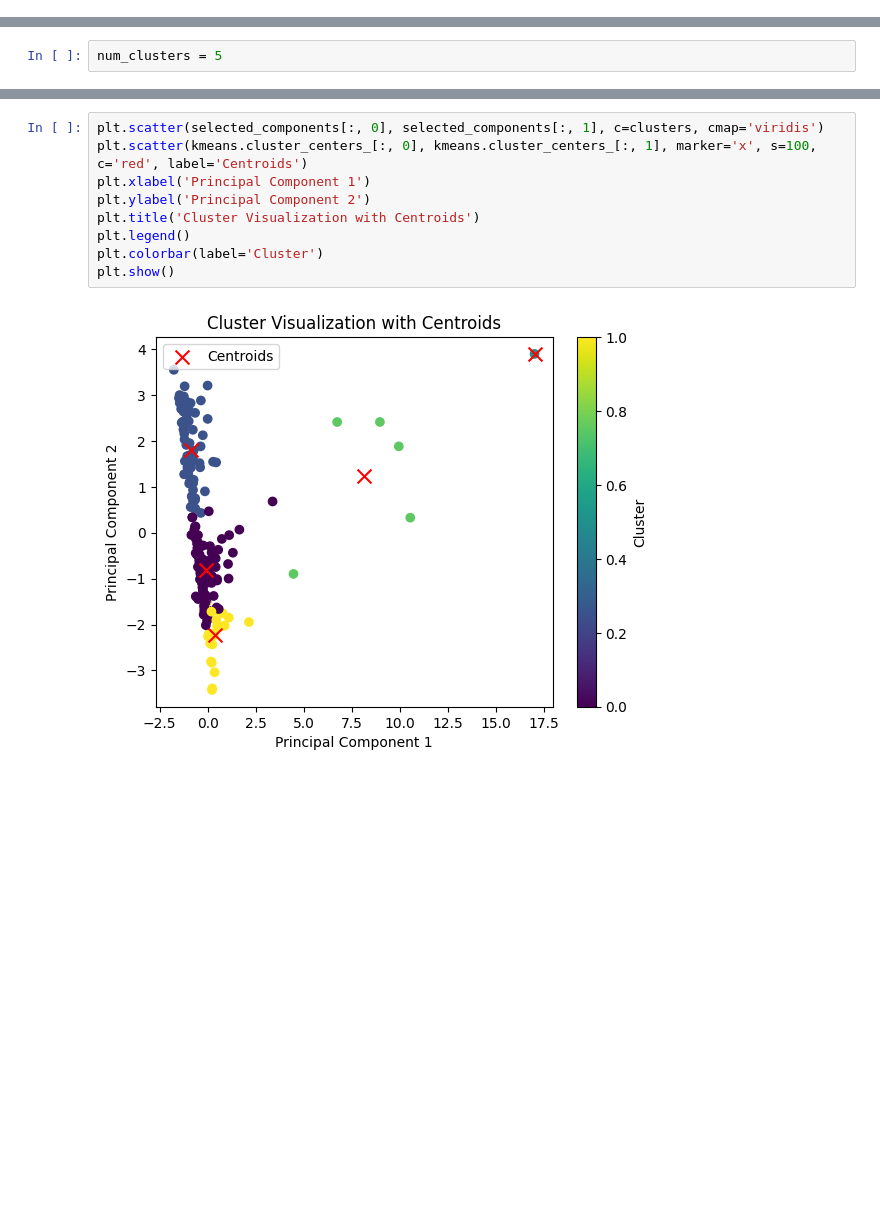
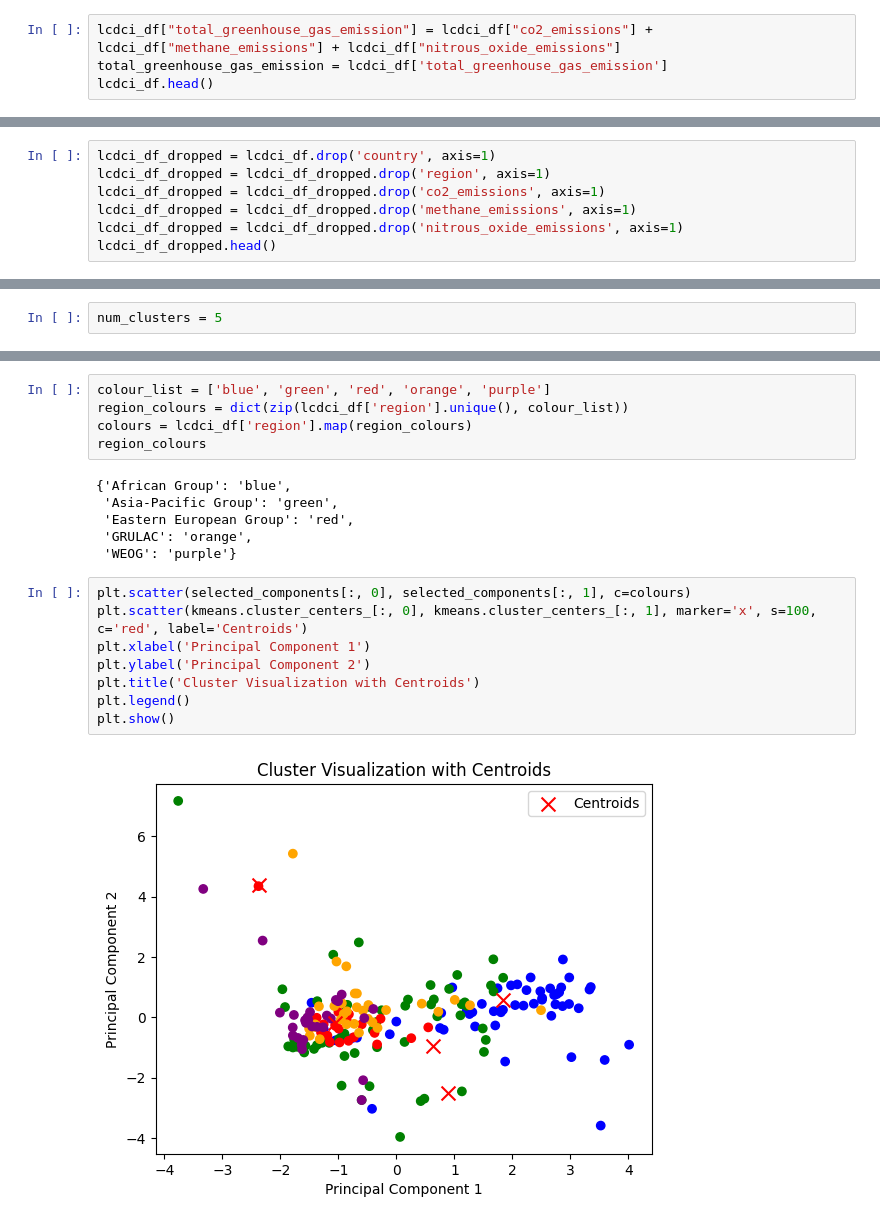
Before and after one commit to luanakimley/low-carbon-development-composite-index, a Jupyter notebook: multivariate_analysis.ipynb, the cells around one changed output, grey strips where cells are left out. Drawn from its saved outputs; the diff is of its cells as text; blank space fills up the shorter version.

```diff
--- a/multivariate_analysis.ipynb
+++ b/multivariate_analysis.ipynb
@@ -51,0 +96,4 @@ if 'country' in lcdci_df.columns:
+# %%
+lcdci_df["total_greenhouse_gas_emission"] = lcdci_df["co2_emissions"] + lcdci_df["methane_emissions"] + lcdci_df["nitrous_oxide_emissions"]
+total_greenhouse_gas_emission = lcdci_df['total_greenhouse_gas_emission']
+lcdci_df.head()
@@ -65,0 +485,7 @@ lcdci_df_dropped.head()
+# %%
+lcdci_df_dropped = lcdci_df.drop('country', axis=1)
+lcdci_df_dropped = lcdci_df_dropped.drop('region', axis=1)
+lcdci_df_dropped = lcdci_df_dropped.drop('co2_emissions', axis=1)
+lcdci_df_dropped = lcdci_df_dropped.drop('methane_emissions', axis=1)
+lcdci_df_dropped = lcdci_df_dropped.drop('nitrous_oxide_emissions', axis=1)
+lcdci_df_dropped.head()
@@ -211,12 +578,22 @@ Take first 6-7 variables and do clustering based on that
+# %%
+colour_list = ['blue', 'green', 'red', 'orange', 'purple']
+region_colours = dict(zip(lcdci_df['region'].unique(), colour_list))
+colours = lcdci_df['region'].map(region_colours)
+region_colours
+# %% [output]
+{'African Group': 'blue',
+ 'Asia-Pacific Group': 'green',
+ 'Eastern European Group': 'red',
+ 'GRULAC': 'orange',
+ 'WEOG': 'purple'}
 # %%
-plt.scatter(selected_components[:, 0], selected_components[:, 1], c=clusters, cmap='viridis')
+plt.scatter(selected_components[:, 0], selected_components[:, 1], c=colours)
 plt.scatter(kmeans.cluster_centers_[:, 0], kmeans.cluster_centers_[:, 1], marker='x', s=100, c='red', label='Centroids')
 plt.xlabel('Principal Component 1')
 plt.ylabel('Principal Component 2')
 plt.title('Cluster Visualization with Centroids')
 plt.legend()
-plt.colorbar(label='Cluster')
 plt.show()
 # %% [output]
-[figure, old version]
+[figure, new version]
 # %%
```
Also changed, not shown: parts of 92 cells of this notebook.
